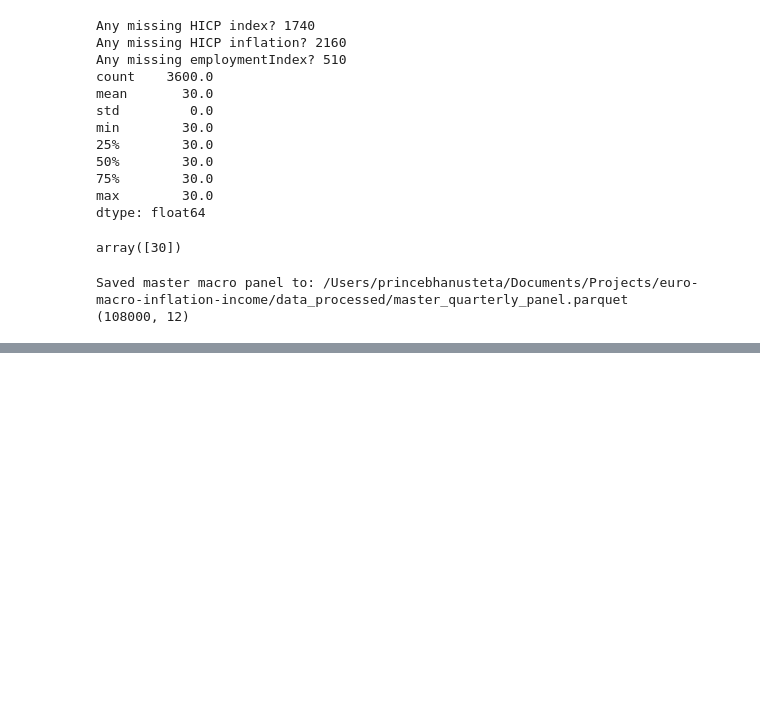
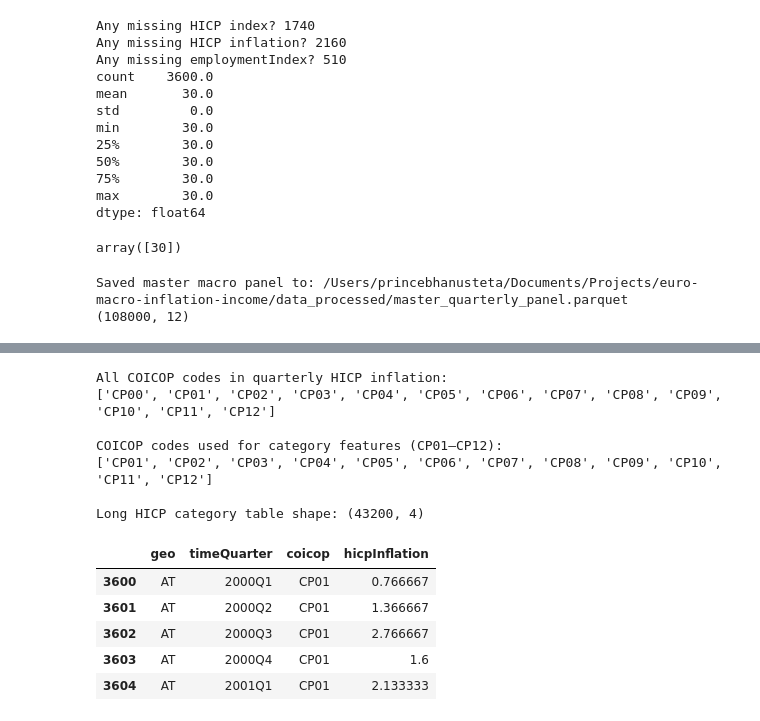
Before and after one commit to princebhanusteta/euro-macro-inflation-income, a Jupyter notebook: notebooks/02_build_quarterly_panel.ipynb, the cells around one changed output, grey strips where cells are left out. Saved outputs shown, nothing was run; the diff lists cells and outputs as text; code cells hidden in the pictures; blank space fills up the shorter version.

```diff
--- a/notebooks/02_build_quarterly_panel.ipynb
+++ b/notebooks/02_build_quarterly_panel.ipynb
@@ -441,0 +526,36 @@ Saved master macro panel to: /Users/princebhanusteta/Documents/Projects/euro-mac
+# %%
+# HICP inflation categories: CP01–CP12 (exclude CP00, already in macro panel)
+all_coicop_codes = sorted(hicp_inflation_q["coicop"].unique())
+print("All COICOP codes in quarterly HICP inflation:")
+print(all_coicop_codes)
+
+coicop_cp01_12 = [f"CP{str(i).zfill(2)}" for i in range(1, 13)]
+coicop_used = [c for c in coicop_cp01_12 if c in all_coicop_codes]
+
+print("\nCOICOP codes used for category features (CP01–CP12):")
+print(coicop_used)
+
+# Long table: one row per (geo, timeQuarter, coicop) with inflation
+cat_inf_long = (
+    hicp_inflation_q[
+        hicp_inflation_q["coicop"].isin(coicop_used)
+    ][["geo", "timeQuarter", "coicop", "hicpInflation"]]
+    .copy()
+)
+
+print("\nLong HICP category table shape:", cat_inf_long.shape)
+cat_inf_long.head()
+# %% [output]
+All COICOP codes in quarterly HICP inflation:
+['CP00', 'CP01', 'CP02', 'CP03', 'CP04', 'CP05', 'CP06', 'CP07', 'CP08', 'CP09', 'CP10', 'CP11', 'CP12']
+
+COICOP codes used for category features (CP01–CP12):
+['CP01', 'CP02', 'CP03', 'CP04', 'CP05', 'CP06', 'CP07', 'CP08', 'CP09', 'CP10', 'CP11', 'CP12']
+
+Long HICP category table shape: (43200, 4)
+|  | geo | timeQuarter | coicop | hicpInflation |
+| 3600 | AT | 2000Q1 | CP01 | 0.766667 |
+| 3601 | AT | 2000Q2 | CP01 | 1.366667 |
+| 3602 | AT | 2000Q3 | CP01 | 2.766667 |
+| 3603 | AT | 2000Q4 | CP01 | 1.6 |
+| 3604 | AT | 2001Q1 | CP01 | 2.133333 |
```
Also changed, not shown: parts of 6 cells of this notebook, 5 other files.
